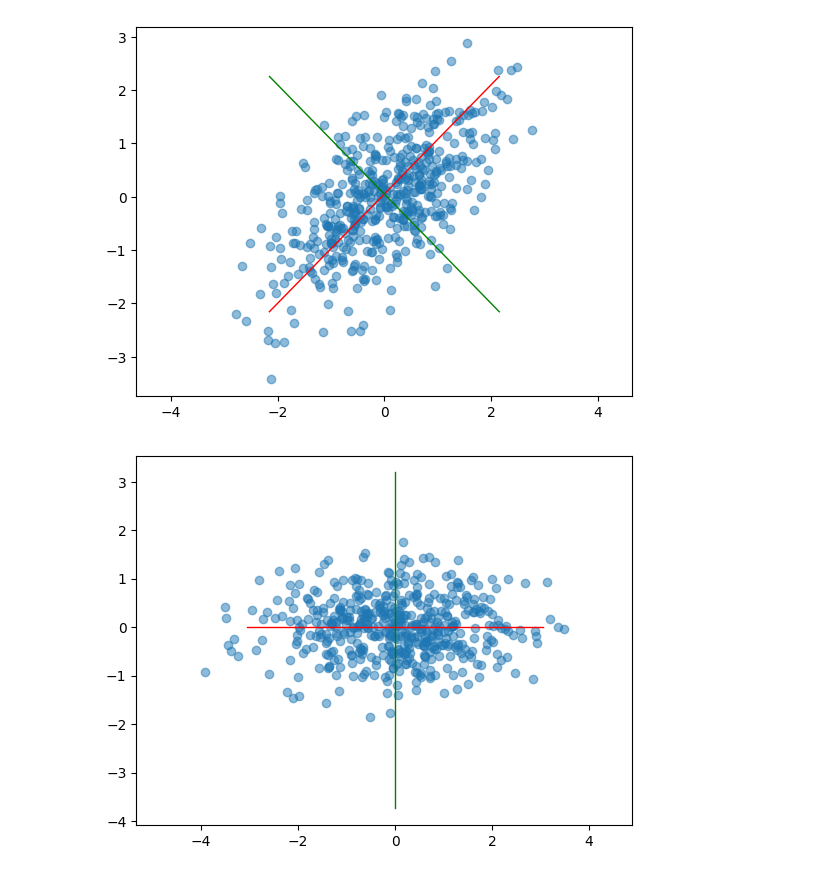
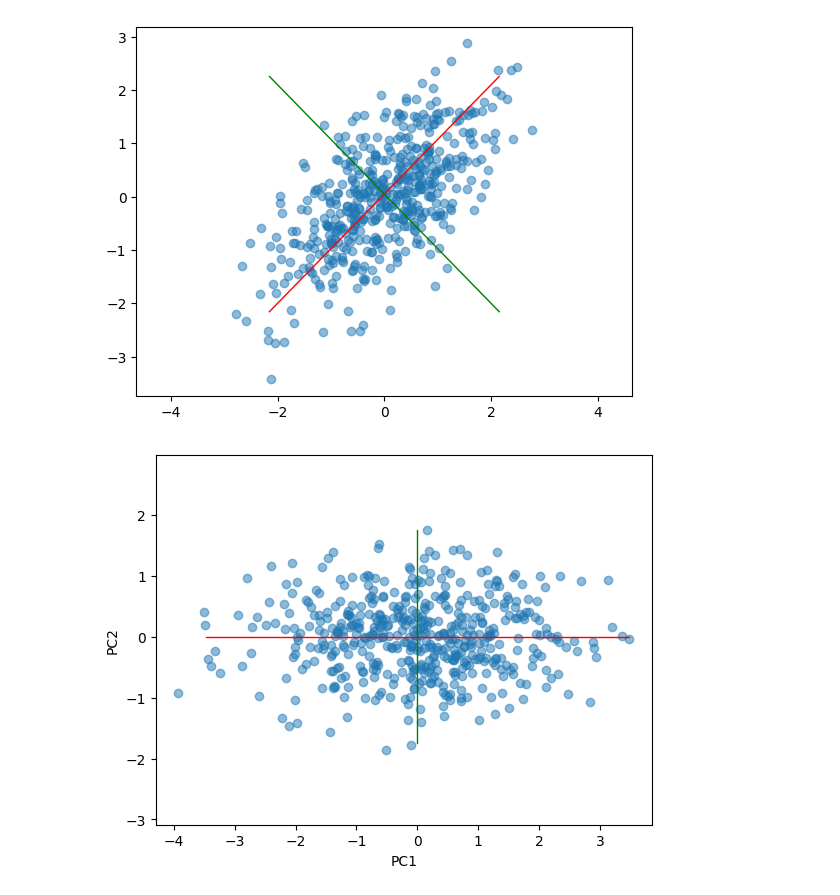
Before and after one commit to vincenzorrei/EDU-PCA, a Jupyter notebook: main.ipynb, the cells around one changed output. Cells and saved outputs as stored; diff of their text form; code cells hidden in the pictures.

Commit message:
better graphs

```diff
--- a/main.ipynb
+++ b/main.ipynb
@@ -67,12 +61,18 @@ plt.show()
 # %%
 # Rotate the data
 data_rotated = np.dot(data_standardized, pca.components_.T)
+max_x = max(data_rotated[:,0])
+max_y = max(data_rotated[:,1])
+
 plt.scatter(data_rotated[:,0], data_rotated[:,1], alpha=0.5)
 plt.axis('equal')
 # plot first principal component
-plt.plot([xlim[0], xlim[1]], [0, 0], color='red', lw=1)
+plt.plot([-max_x, max_x], [0, 0], color='red', lw=1)
+
 # plot second principal component
-plt.plot([0, 0], [ylim[0], ylim[1]], color='green', lw=1)
+plt.plot([0, 0], [-max_y, max_y], color='green', lw=1)
+plt.xlabel('PC1')
+plt.ylabel('PC2')
 plt.show()
 # %% [output]
-[figure, old version]
+[figure, new version]
```
Also changed, not shown: parts of 6 cells of this notebook.
